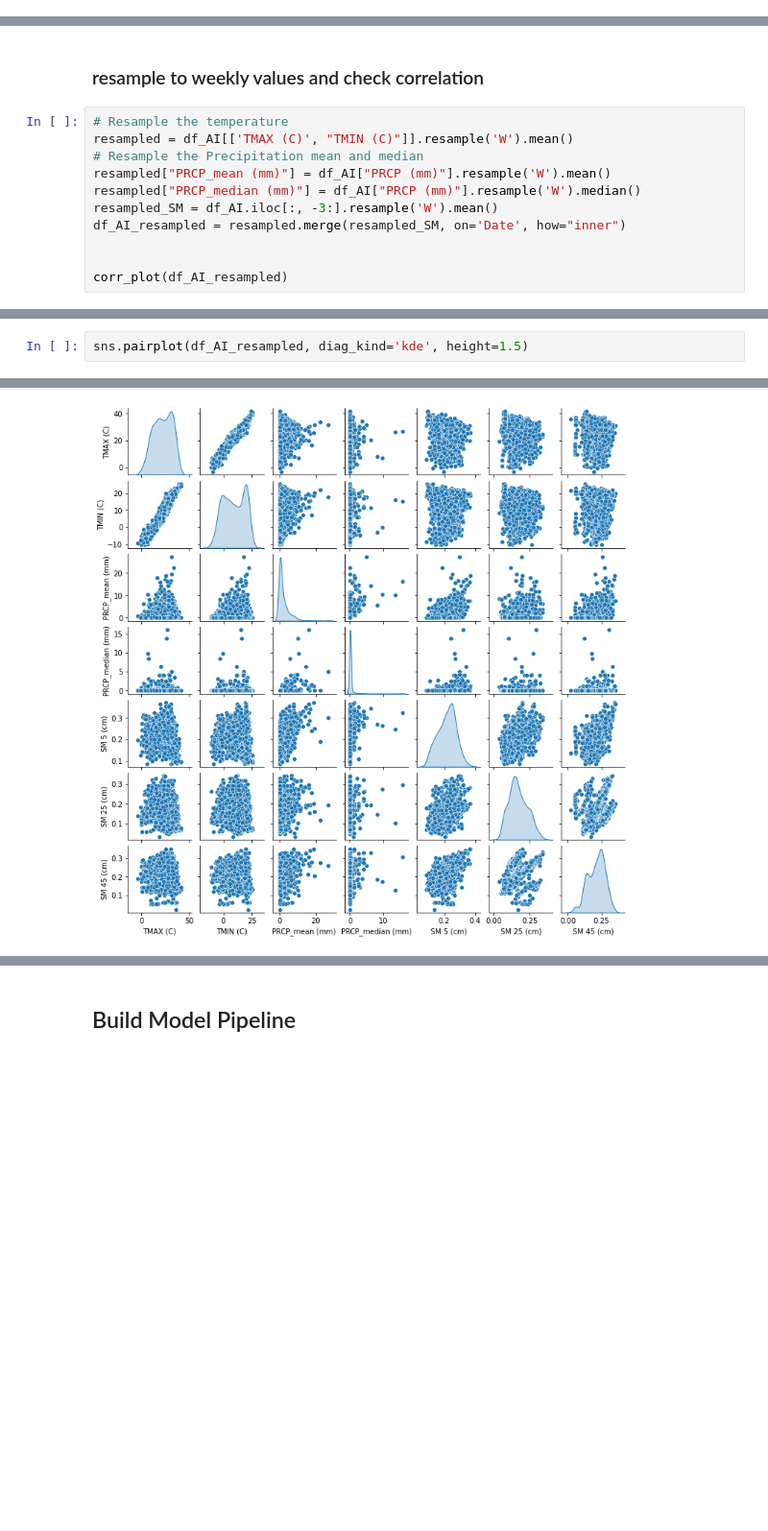
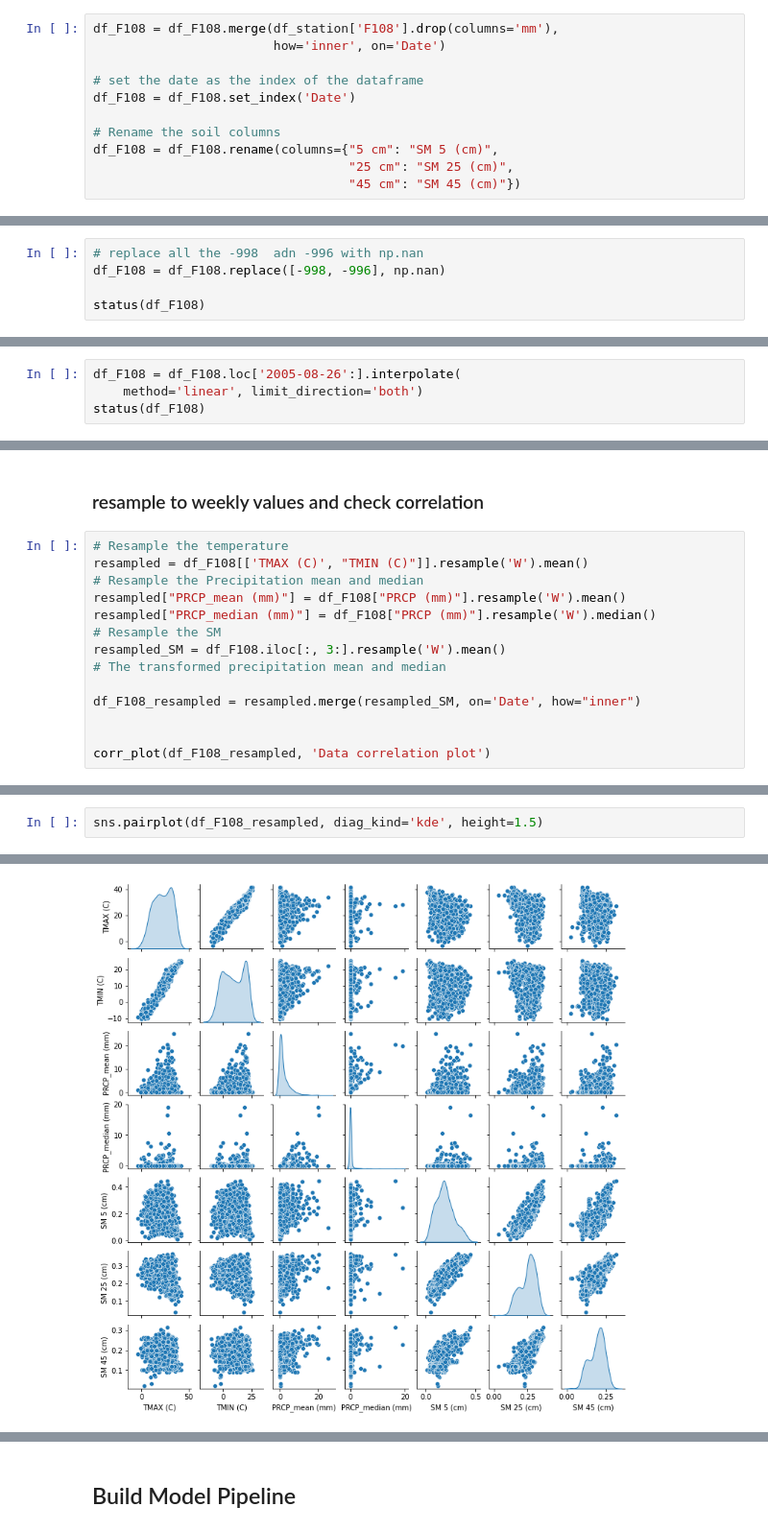
Before and after one commit to chizeni24/USDA, a Jupyter notebook: Lake creek crop yeild XAI.ipynb, the cells around one changed output, grey strips where cells are left out. Shown at 96% size. Drawn from its saved outputs; the diff is of its cells as text; blank space fills up the shorter version.

```diff
--- a/Lake creek crop yeild XAI.ipynb
+++ b/Lake creek crop yeild XAI.ipynb
@@ -170,0 +150,11 @@ status(df_AI)
+# %%
+df_F108 = df_F108.merge(df_station['F108'].drop(columns='mm'),
+                        how='inner', on='Date')
+
+# set the date as the index of the dataframe
+df_F108 = df_F108.set_index('Date')
+
+# Rename the soil columns
+df_F108 = df_F108.rename(columns={"5 cm": "SM 5 (cm)",
+                                  "25 cm": "SM 25 (cm)",
+                                  "45 cm": "SM 45 (cm)"})
@@ -170,0 +163,5 @@ status(df_AI)
+# %%
+# replace all the -998  adn -996 with np.nan
+df_F108 = df_F108.replace([-998, -996], np.nan)
+
+status(df_F108)
@@ -170,0 +208,4 @@ status(df_AI)
+# %%
+df_F108 = df_F108.loc['2005-08-26':].interpolate(
+    method='linear', limit_direction='both')
+status(df_F108)
@@ -200,13 +243,16 @@ corr_plot(df_AI)
 ### resample to weekly values and check correlation
 # %%
 # Resample the temperature
-resampled = df_AI[['TMAX (C)', "TMIN (C)"]].resample('W').mean()
+resampled = df_F108[['TMAX (C)', "TMIN (C)"]].resample('W').mean()
 # Resample the Precipitation mean and median
-resampled["PRCP_mean (mm)"] = df_AI["PRCP (mm)"].resample('W').mean()
-resampled["PRCP_median (mm)"] = df_AI["PRCP (mm)"].resample('W').median()
-resampled_SM = df_AI.iloc[:, -3:].resample('W').mean()
-df_AI_resampled = resampled.merge(resampled_SM, on='Date', how="inner")
+resampled["PRCP_mean (mm)"] = df_F108["PRCP (mm)"].resample('W').mean()
+resampled["PRCP_median (mm)"] = df_F108["PRCP (mm)"].resample('W').median()
+# Resample the SM
+resampled_SM = df_F108.iloc[:, 3:].resample('W').mean()
+# The transformed precipitation mean and median
+
+df_F108_resampled = resampled.merge(resampled_SM, on='Date', how="inner")
 
 
-corr_plot(df_AI_resampled)
+corr_plot(df_F108_resampled, 'Data correlation plot')
 # %% [output]
@@ -216,5 +262,5 @@ The pearson correlation shows that the resampled weekly mean PRCP (mm) correlate
 # %%
-sns.pairplot(df_AI_resampled, diag_kind='kde', height=1.5)
+sns.pairplot(df_F108_resampled, diag_kind='kde', height=1.5)
 # %% [output]
 <seaborn.axisgrid.PairGrid at 0x...>
-[figure, old version]
+[figure, new version]
```
Also changed, not shown: parts of 91 cells of this notebook, 8 other files.
